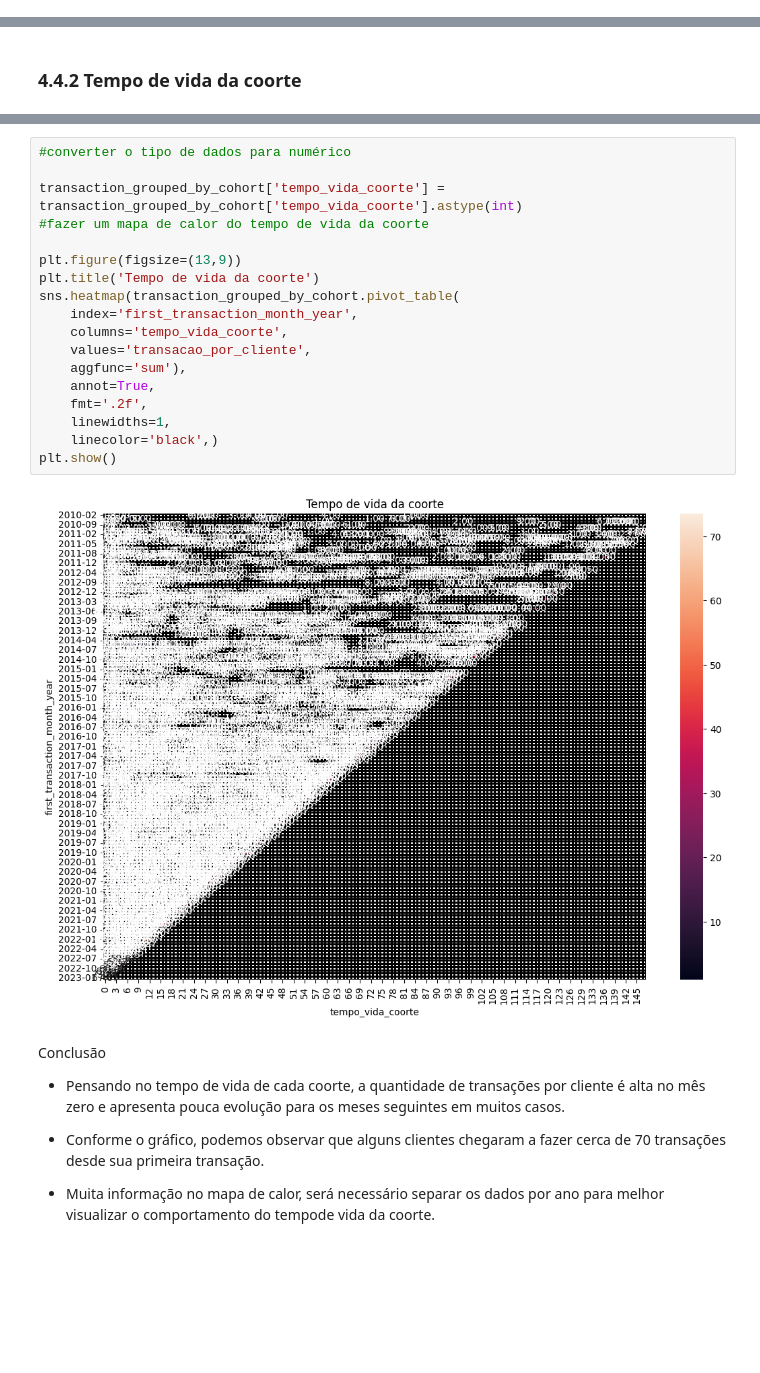
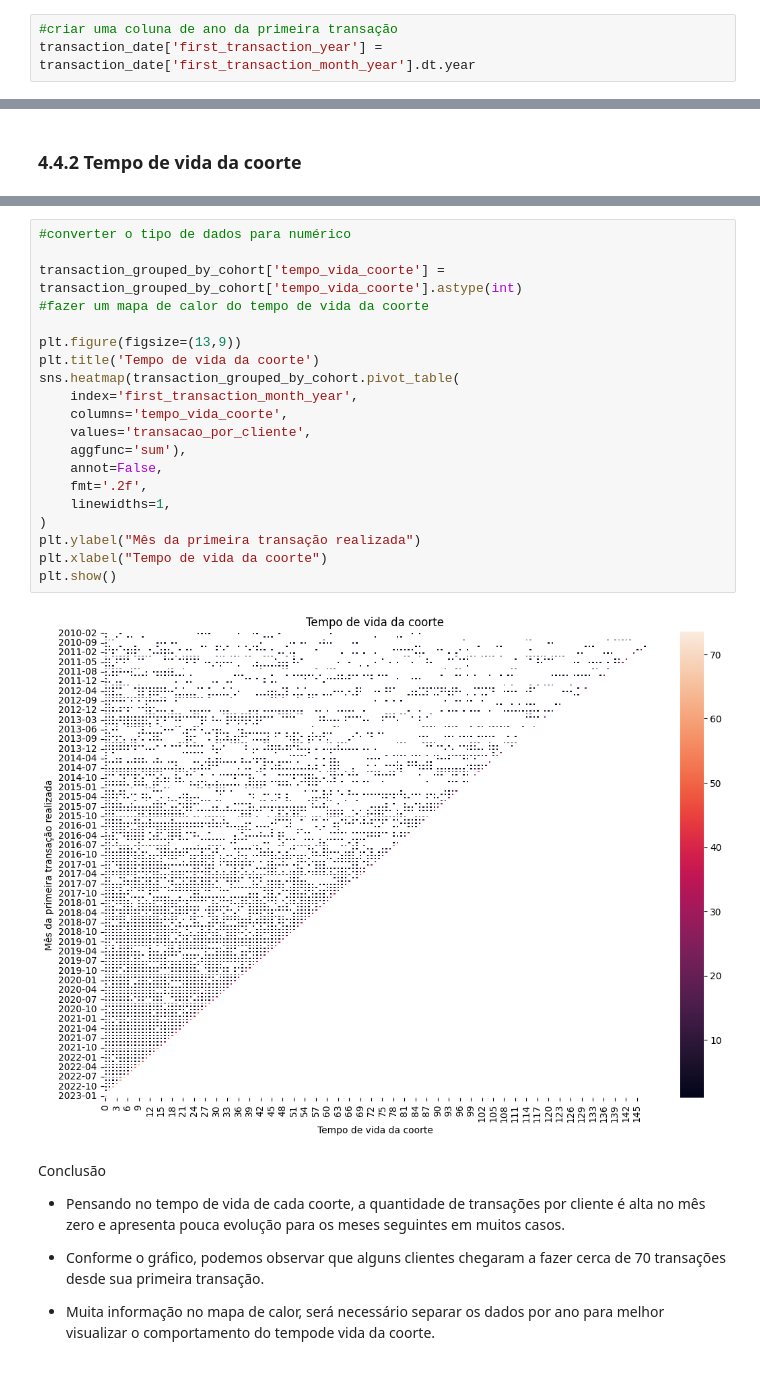
Before and after one commit to renanpan/Projeto_banco_KPI, a Jupyter notebook: lighthouse_DA_project.ipynb, the cells around one changed output, grey strips where cells are left out. Cells and saved outputs as stored; diff of their text form; blank space fills up the shorter version.

```diff
--- a/lighthouse_DA_project.ipynb
+++ b/lighthouse_DA_project.ipynb
@@ -972,0 +1030,3 @@ Conclusão
+# %%
+#criar uma coluna de ano da primeira transação
+transaction_date['first_transaction_year'] = transaction_date['first_transaction_month_year'].dt.year
@@ -1009,23 +1128,25 @@ SyntaxError: positional argument follows keyword argument (1886002457.py, line 3
 # %%
 #converter o tipo de dados para numérico
 
 transaction_grouped_by_cohort['tempo_vida_coorte'] = transaction_grouped_by_cohort['tempo_vida_coorte'].astype(int)
 #fazer um mapa de calor do tempo de vida da coorte
 
 plt.figure(figsize=(13,9))
 plt.title('Tempo de vida da coorte')
 sns.heatmap(transaction_grouped_by_cohort.pivot_table(
     index='first_transaction_month_year',
     columns='tempo_vida_coorte',
     values='transacao_por_cliente',
     aggfunc='sum'),
-    annot=True,
+    annot=False,
     fmt='.2f',
     linewidths=1,
-    linecolor='black',)
+)
+plt.ylabel("Mês da primeira transação realizada")
+plt.xlabel("Tempo de vida da coorte")
 plt.show()
 # %% [output]
-[figure, old version]
+[figure, new version]
 # %% [markdown]
 Conclusão
 - Pensando no tempo de vida de cada coorte, a quantidade de transações por cliente é alta no mês zero e apresenta pouca evolução para os meses seguintes em muitos casos.
```
Also changed, not shown: parts of 27 cells of this notebook.
